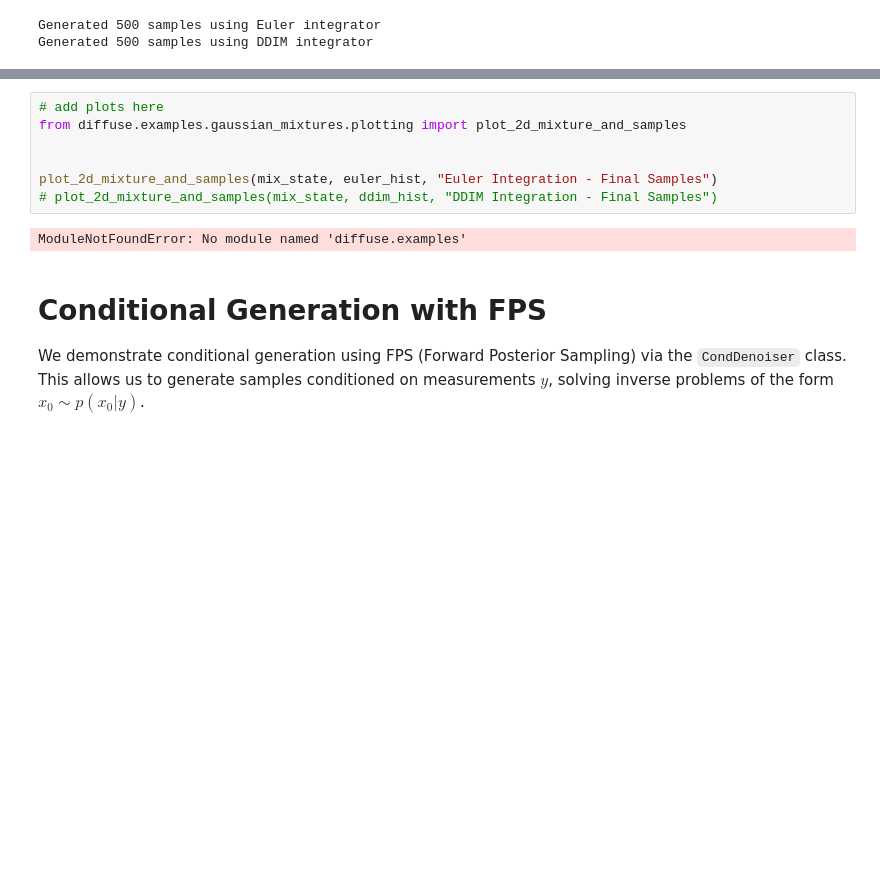
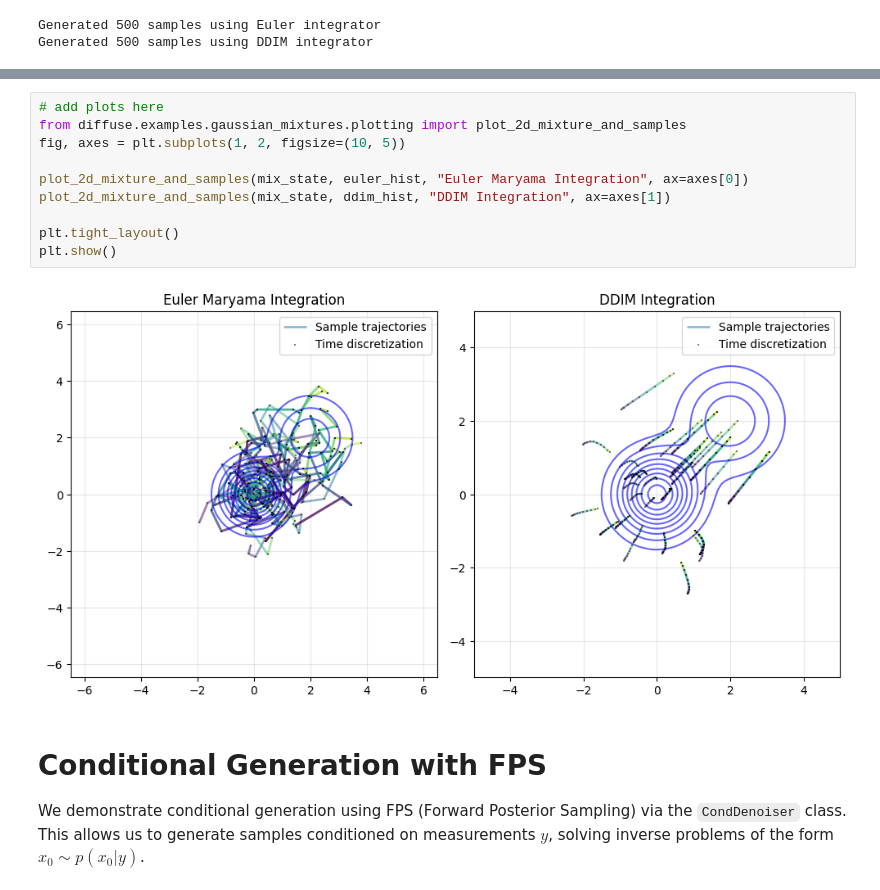
Before and after one commit to jcopo/diffuse, a Jupyter notebook: docs/diffusion_tutorial.ipynb, the cells around one changed output, grey strips where cells are left out. Drawn from its saved outputs; the diff is of its cells as text; blank space fills up the shorter version.

```diff
--- a/docs/diffusion_tutorial.ipynb
+++ b/docs/diffusion_tutorial.ipynb
@@ -339,12 +339,15 @@ Plot saved to: plots/DDIM_2d_evolution.png
 # %%
 # add plots here
 from diffuse.examples.gaussian_mixtures.plotting import plot_2d_mixture_and_samples
+fig, axes = plt.subplots(1, 2, figsize=(10, 5))
 
+plot_2d_mixture_and_samples(mix_state, euler_hist, "Euler Maryama Integration", ax=axes[0])
+plot_2d_mixture_and_samples(mix_state, ddim_hist, "DDIM Integration", ax=axes[1])
 
-plot_2d_mixture_and_samples(mix_state, euler_hist, "Euler Integration - Final Samples")
-# plot_2d_mixture_and_samples(mix_state, ddim_hist, "DDIM Integration - Final Samples")
+plt.tight_layout()
+plt.show()
 # %% [output]
-ModuleNotFoundError: No module named 'diffuse.examples'
+[figure, added]
 # %% [markdown]
 # Conditional Generation with FPS
 
```
Also changed, not shown: parts of 11 cells of this notebook, 2 other files.
